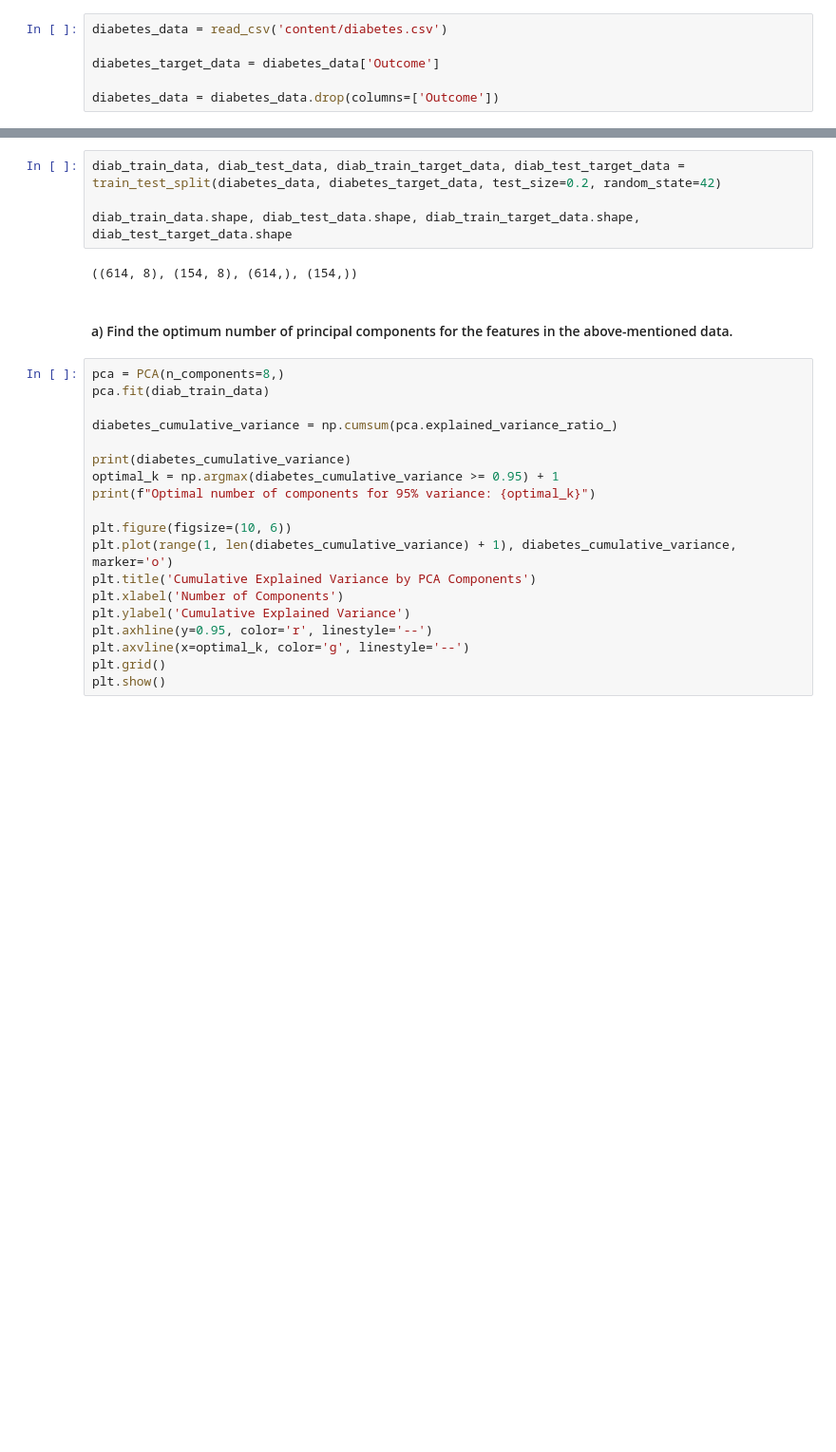
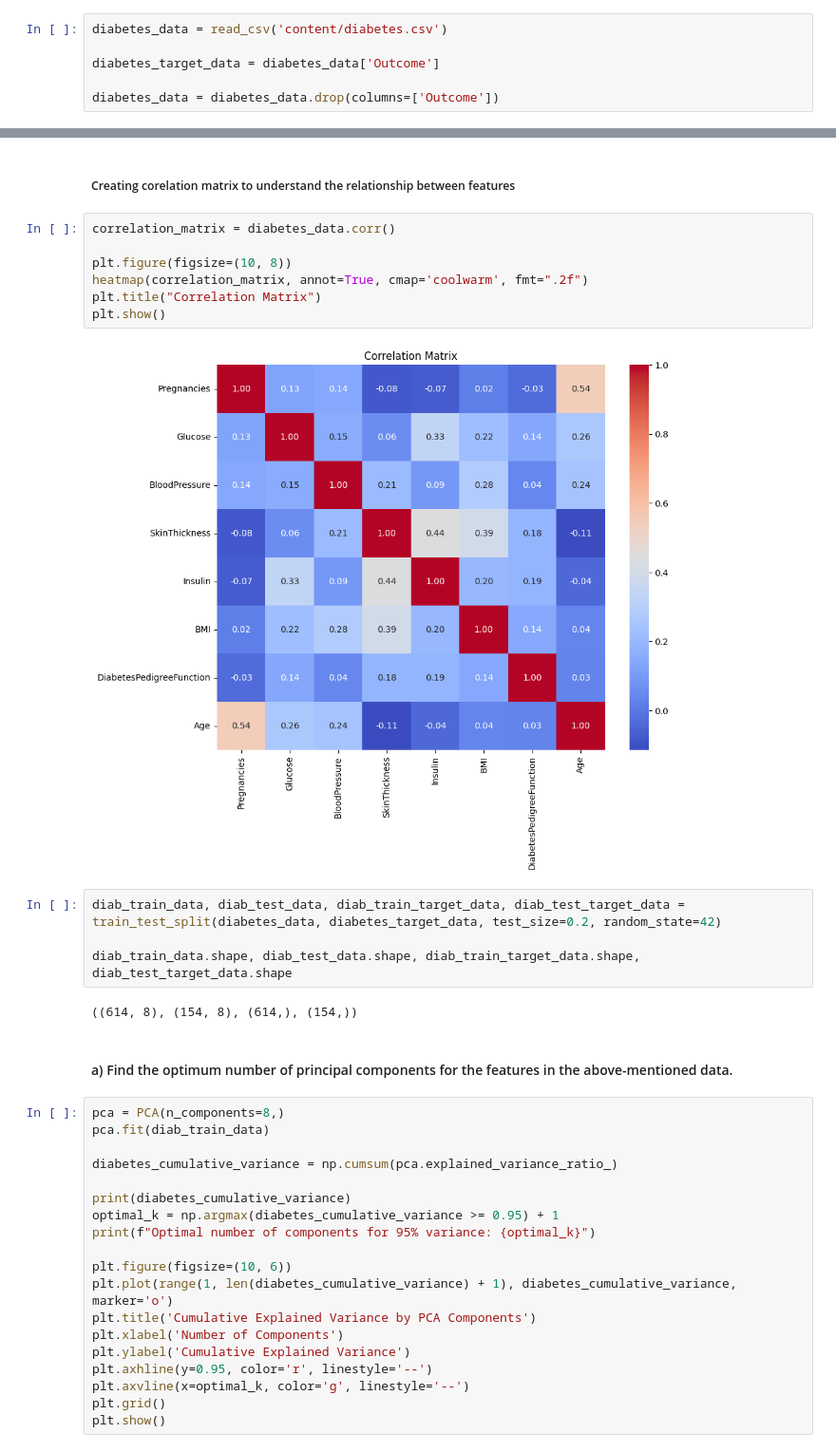
Before and after one commit to fastasturtlee/EDA, a Jupyter notebook: g24ait2004_g24ait2212_A2.ipynb, the cells around one changed output, grey strips where cells are left out. Shown at 95% size. Cells and saved outputs as stored; diff of their text form; blank space fills up the shorter version.

```diff
--- a/g24ait2004_g24ait2212_A2.ipynb
+++ b/g24ait2004_g24ait2212_A2.ipynb
@@ -28,3 +39,14 @@ diabetes_data = diabetes_data.drop(columns=['Outcome'])
+# %% [markdown]
+##### Creating corelation matrix to understand the relationship between features
+# %%
+correlation_matrix = diabetes_data.corr()
+
+plt.figure(figsize=(10, 8))
+heatmap(correlation_matrix, annot=True, cmap='coolwarm', fmt=".2f")
+plt.title("Correlation Matrix")
+plt.show()
+# %% [output]
+[figure, added]
 # %%
 diab_train_data, diab_test_data, diab_train_target_data, diab_test_target_data = train_test_split(diabetes_data, diabetes_target_data, test_size=0.2, random_state=42)
 
```
Also changed, not shown: parts of 15 cells of this notebook.
